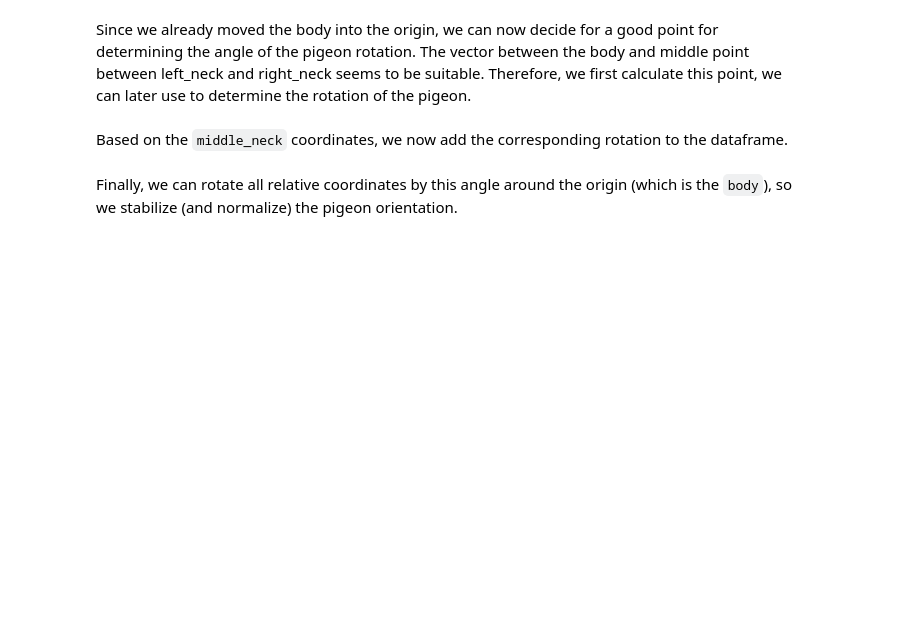
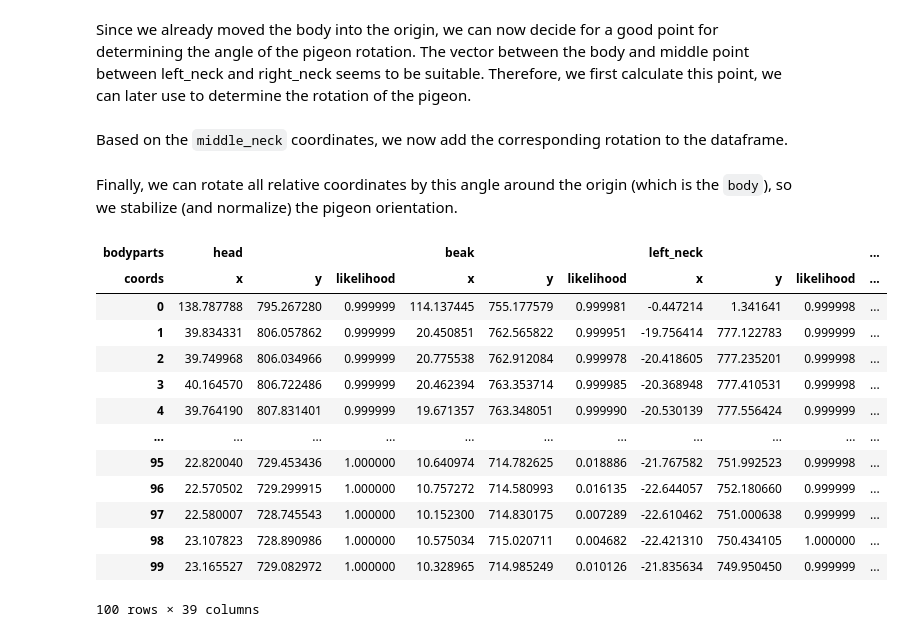
Before and after one commit to kiview/winkie, a Jupyter notebook: 00_dlc_importer.ipynb, the cells around one changed output. Saved outputs shown, nothing was run; the diff lists cells and outputs as text; code cells hidden in the pictures; blank space fills up the shorter version.

Commit message:
Add complete working preprocessing workflow, including applied rotation.
Co-authored-by: Neslihan Wittek <neslihanedes@gmail.com>

```diff
--- a/00_dlc_importer.ipynb
+++ b/00_dlc_importer.ipynb
@@ -20,6 +20,9 @@ class DLCImporter:
     def import_hdf(self, file):
         df = pd.read_hdf(file)
         df.columns = df.columns.droplevel(0) # drop redundant scorer
+        columns_to_drop = ['a1', 'a2', 'a3', 'a4', 'b1', 'b2', 'b3', 'b4']
+        df = df.drop(columns_to_drop, axis=1, level=0)
+        df.columns = df.columns.remove_unused_levels()
         return df
 # %% [markdown]
 `DLCImporter` can be used to import result files from DeepLabCut in H5 format.
@@ -139,0 +151,17 @@ test_close(df_rotation_applied['middle_neck','y'][0], 1.6, 0.1)
+# %%
+df_rotation_applied
+# %% [output]
+| bodyparts | head |  |  | beak |  |  | left_neck |  |  | ... |
+| coords | x | y | likelihood | x | y | likelihood | x | y | likelihood | ... |
+| 0 | 138.787788 | 795.267280 | 0.999999 | 114.137445 | 755.177579 | 0.999981 | -0.447214 | 1.341641 | 0.999998 | ... |
+| 1 | 39.834331 | 806.057862 | 0.999999 | 20.450851 | 762.565822 | 0.999951 | -19.756414 | 777.122783 | 0.999999 | ... |
+| 2 | 39.749968 | 806.034966 | 0.999999 | 20.775538 | 762.912084 | 0.999978 | -20.418605 | 777.235201 | 0.999998 | ... |
+| 3 | 40.164570 | 806.722486 | 0.999999 | 20.462394 | 763.353714 | 0.999985 | -20.368948 | 777.410531 | 0.999998 | ... |
+| 4 | 39.764190 | 807.831401 | 0.999999 | 19.671357 | 763.348051 | 0.999990 | -20.530139 | 777.556424 | 0.999999 | ... |
+| ... | ... | ... | ... | ... | ... | ... | ... | ... | ... | ... |
+| 95 | 22.820040 | 729.453436 | 1.000000 | 10.640974 | 714.782625 | 0.018886 | -21.767582 | 751.992523 | 0.999998 | ... |
+| 96 | 22.570502 | 729.299915 | 1.000000 | 10.757272 | 714.580993 | 0.016135 | -22.644057 | 752.180660 | 0.999999 | ... |
+| 97 | 22.580007 | 728.745543 | 1.000000 | 10.152300 | 714.830175 | 0.007289 | -22.610462 | 751.000638 | 0.999999 | ... |
+| 98 | 23.107823 | 728.890986 | 1.000000 | 10.575034 | 715.020711 | 0.004682 | -22.421310 | 750.434105 | 1.000000 | ... |
+| 99 | 23.165527 | 729.082972 | 1.000000 | 10.328965 | 714.985249 | 0.010126 | -21.835634 | 749.950450 | 0.999999 | ... |
+100 rows × 39 columns
```
Also changed, not shown: parts of 4 cells of this notebook, 12 other files.
